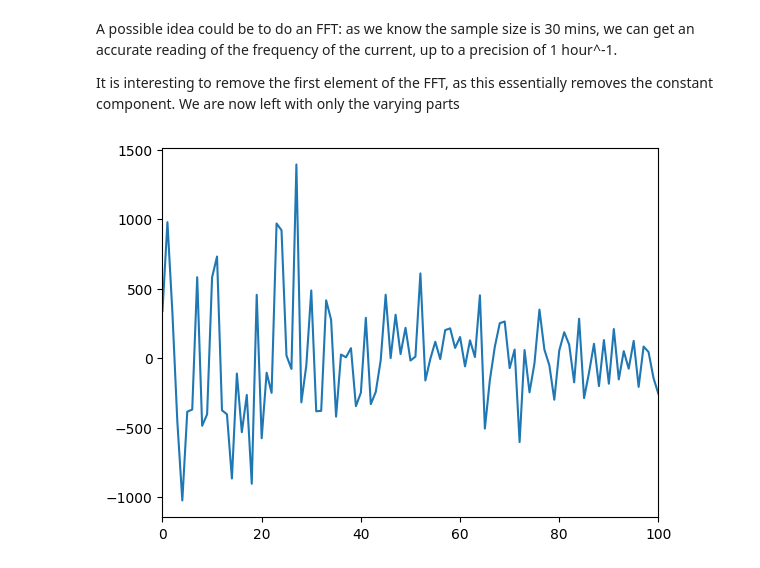
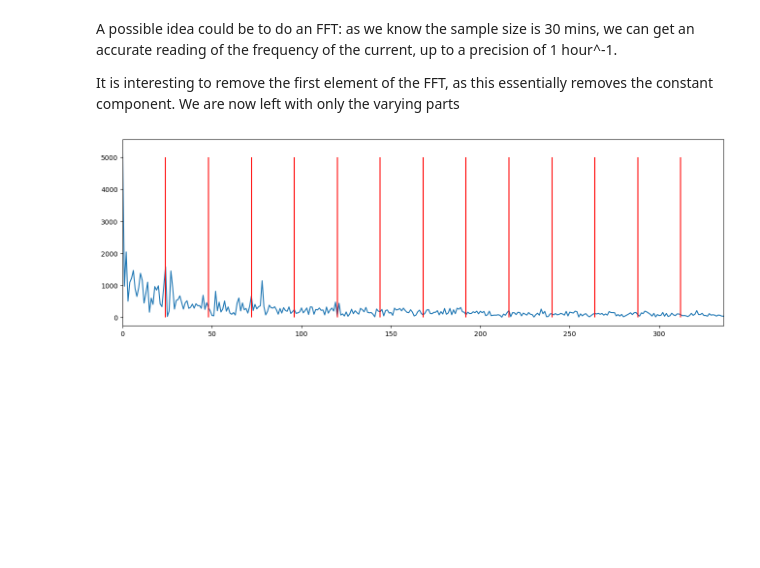
Before and after one commit to ogahector/power_analysis_eeedept, a Jupyter notebook: src/main.ipynb, the cells around one changed output. Saved outputs shown, nothing was run; the diff lists cells and outputs as text; code cells hidden in the pictures; blank space fills up the shorter version.

Commit message:
more plots and post-meeting discussion

```diff
--- a/src/main.ipynb
+++ b/src/main.ipynb
@@ -9,9 +9,10 @@ import pandas as pd
 import matplotlib.pyplot as plt
 import scipy as sp
 
-dl1 = pd.read_csv("../data/DL1March_May_24.csv").drop(columns="No.")
-dl3 = pd.read_csv("../data/DL3March_May_24.csv").drop(columns="No.")
+dl1 = pd.read_csv("../data/DL1March_May_24.csv").drop(columns="No.").drop(0)
+dl3 = pd.read_csv("../data/DL3March_May_24.csv").drop(columns="No.").drop(0)
 
 print(dl1.head())
+# it is quite obvious that the first row of values are outliers, so they are removed
 # %% [output]
           Date/Time  Cost (£)  Energy (kWh)  Power (kW)  Power Factor  \
@@ -40,9 +107,13 @@ A possible idea could be to do an FFT: as we know the sample size is 30 mins, we
 
 It is interesting to remove the first element of the FFT, as this essentially removes the constant component. We are now left with only the varying parts
 # %%
-dl1_fft = sp.fft.fft(np.array(dl1["Current 1 (amps)"]))
-plt.plot(dl1_fft[1:])
-plt.xlim([0, 100])
+dl1_fft = sp.fft.fft(np.array(dl1["Current 1 (amps)"])) # obtain FFT
+
+# plot real part
+plt.figure(figsize=(16, 5))
+plt.plot(np.abs(dl1_fft[1:]))
+plt.xlim([0, 2*24*7])
+plt.vlines(x=range(0, 2*24*7, 24), ymin=0, ymax=5000, colors='r')
 plt.show()
 # %% [output]
-[figure, old version]
+[figure, new version]
```
Also changed, not shown: parts of 8 cells of this notebook.
